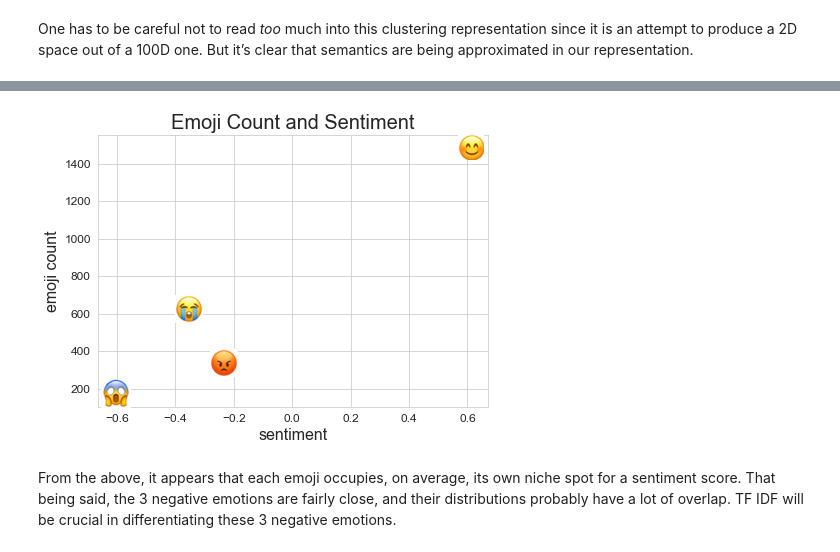
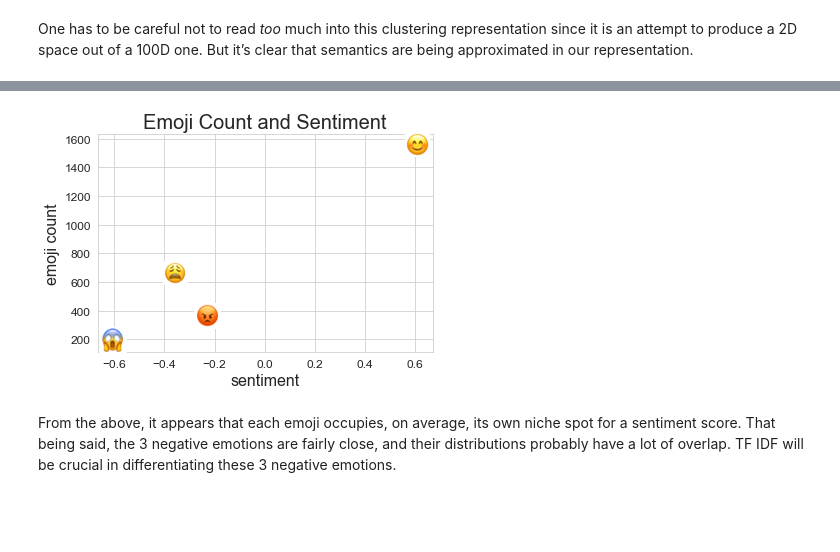
Before and after one commit to bmccabe96/Emoji_Analysis, a Jupyter notebook: Analysis/Exploratory_Analysis_NEW.ipynb, the cells around one changed output, grey strips where cells are left out. Saved outputs shown, nothing was run; the diff lists cells and outputs as text; code cells hidden in the pictures; blank space fills up the shorter version.

```diff
--- a/Analysis/Exploratory_Analysis_NEW.ipynb
+++ b/Analysis/Exploratory_Analysis_NEW.ipynb
@@ -482,23 +482,23 @@ emojis
 # %%
-pics = ['happy.png','angry.png','cry.png', 'scary.png']
+pics = ['happy_2.png','anger_2.png','sad_3.png', 'fear_2.png']
 # %%
-fig, ax = plt.subplots(figsize = (7,5))
+fig, ax = plt.subplots(figsize = (6,4))
 
 sns.scatterplot(x=emojis.sentiment_score, y=emojis.emoji_frequency, ax=ax)
 sns.set_style("whitegrid")
 plt.xticks(fontsize=12)
 plt.xlabel('sentiment', fontsize=16)
 plt.yticks(fontsize=12)
 plt.ylabel('emoji count', fontsize=16)
 plt.title("Emoji Count and Sentiment", fontsize = 20)
 
 for x0, y0, pic in zip(emojis.sentiment_score, emojis.emoji_frequency,pics):
     ab = AnnotationBbox(getImage(pic), (x0, y0), frameon=False)
     ax.add_artist(ab)
 plt.savefig('../pics/emoji_count_and_sentiment.png')
 plt.show()
 # %% [output]
-[figure, old version]
+[figure, new version]
 # %% [markdown]
 From the above, it appears that each emoji occupies, on average, its own niche spot for a sentiment score. That being said, the 3 negative emotions are fairly close, and their distributions probably have a lot of overlap. TF IDF will be crucial in differentiating these 3 negative emotions.
 # %% [markdown]
```
Also changed, not shown: parts of 27 cells of this notebook, 23 other files.
